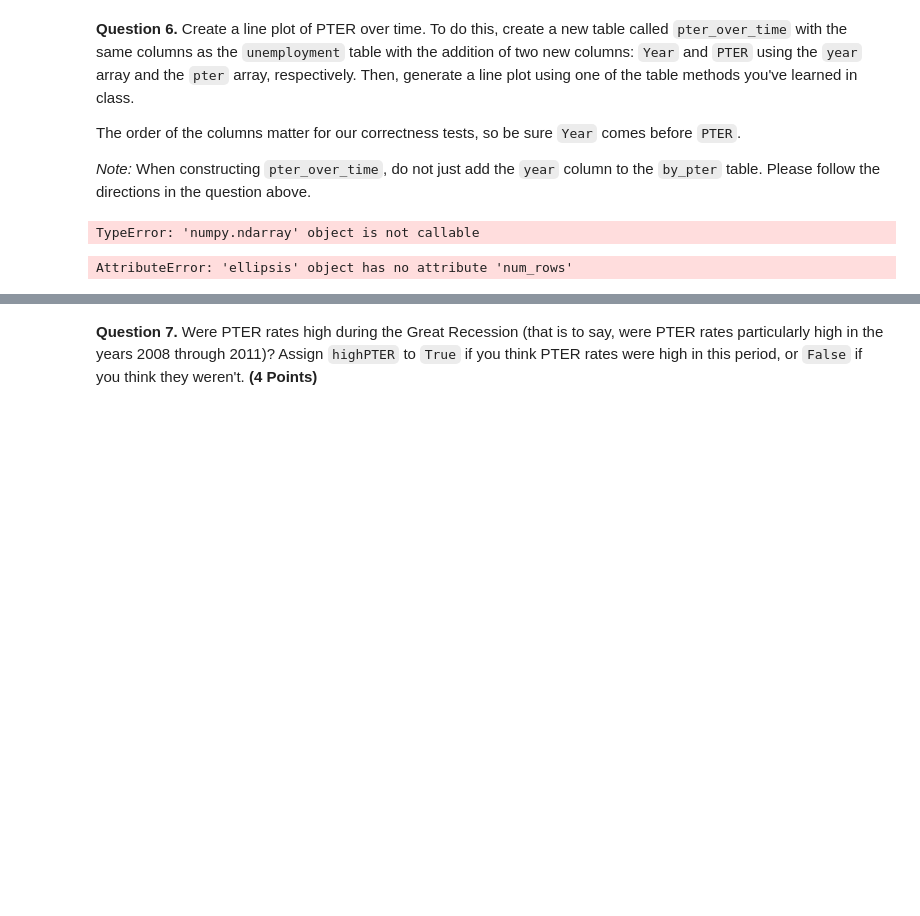
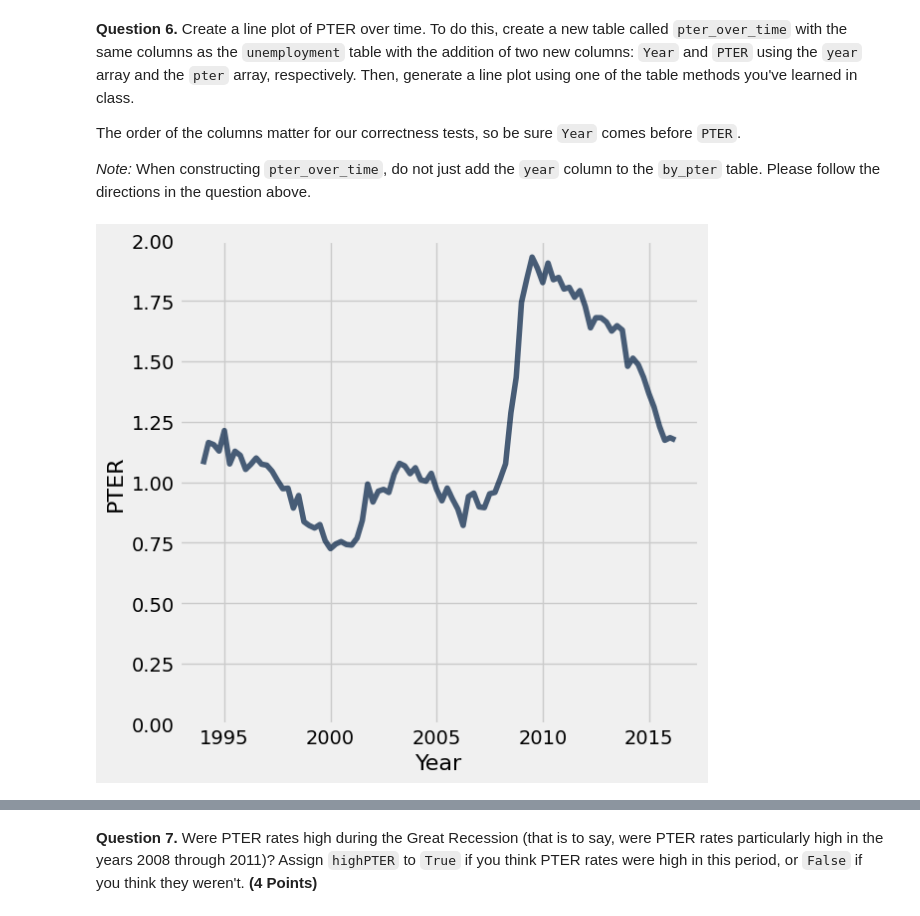
Before and after one commit to elliebeiser/introdata1350, a Jupyter notebook: hw03/hw03.ipynb, the cells around one changed output, grey strips where cells are left out. Saved outputs shown, nothing was run; the diff lists cells and outputs as text; code cells hidden in the pictures; blank space fills up the shorter version.

```diff
--- a/hw03/hw03.ipynb
+++ b/hw03/hw03.ipynb
@@ -150,0 +127,4 @@ array([[1.0746000000000002, 1.1643999999999988, 1.1555, 1.1289999999999996,
+# %%
+pter = (unemployment.column(2)-unemployment.column(1))
+
+pter
@@ -189,17 +183,11 @@ The order of the columns matter for our correctness tests, so be sure `Year` com
 *Note:* When constructing `pter_over_time`, do not just add the `year` column to the `by_pter` table. Please follow the directions in the question above.
 # %%
 year = 1994 + np.arange(by_pter.num_rows)/4
-pter_over_time = pter('Year', 'PTER')
+pter_over_time = unemployment.with_columns('Year', year, 'PTER', pter)
+pter_over_time.plot('Year', 'PTER')
 
 plt.ylim(0,2);
 # %% [output]
-TypeError: 'numpy.ndarray' object is not callable
+[figure, added]
-# %%
-year = 1994 + np.arange(by_pter.num_rows)/4
-pter_over_time = by_pter.plot()
-...
-plt.ylim(0,2); # Do not change this line
-# %% [output]
-AttributeError: 'ellipsis' object has no attribute 'num_rows'
 # %%
 grader.check("q1_6")
```
Also changed, not shown: parts of 33 cells of this notebook.
